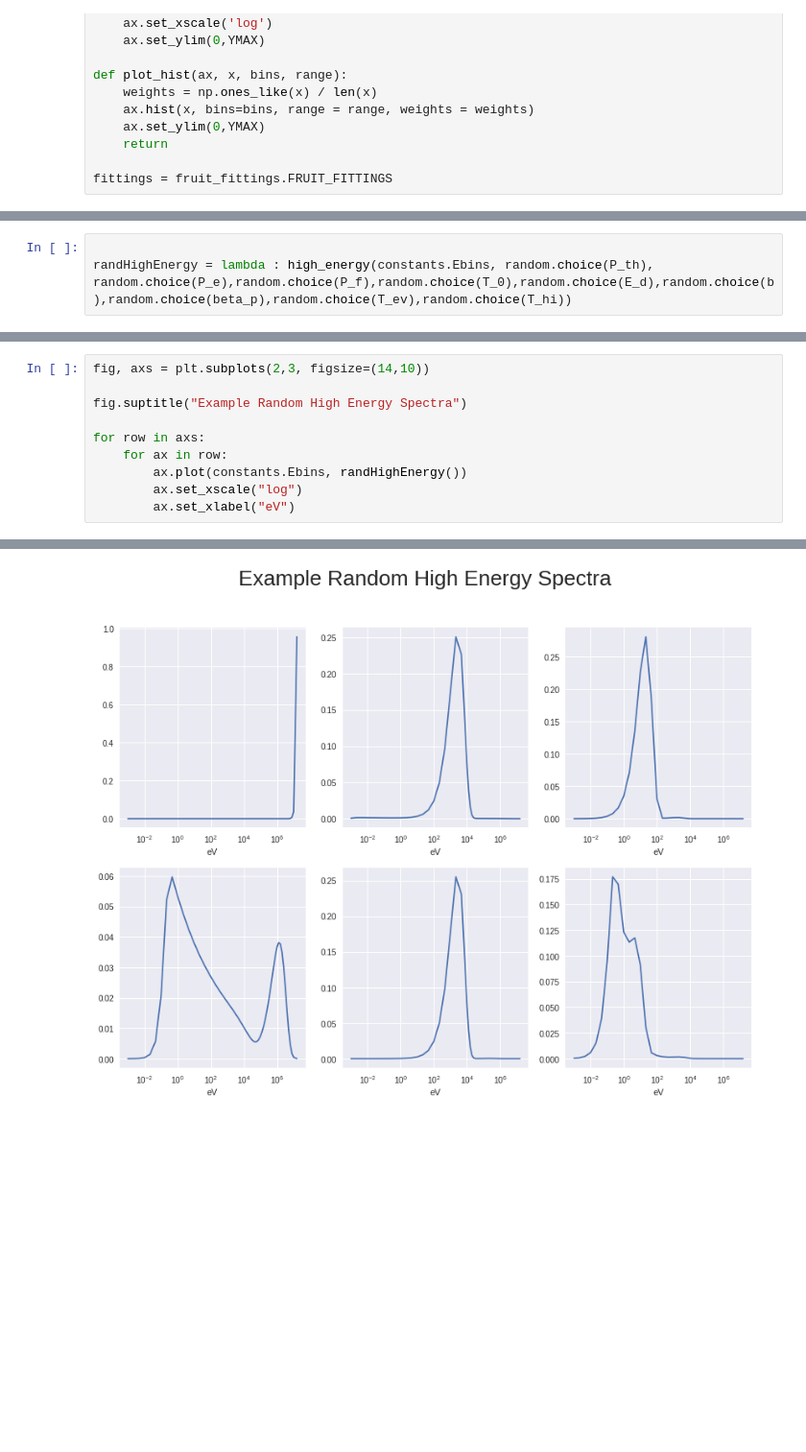
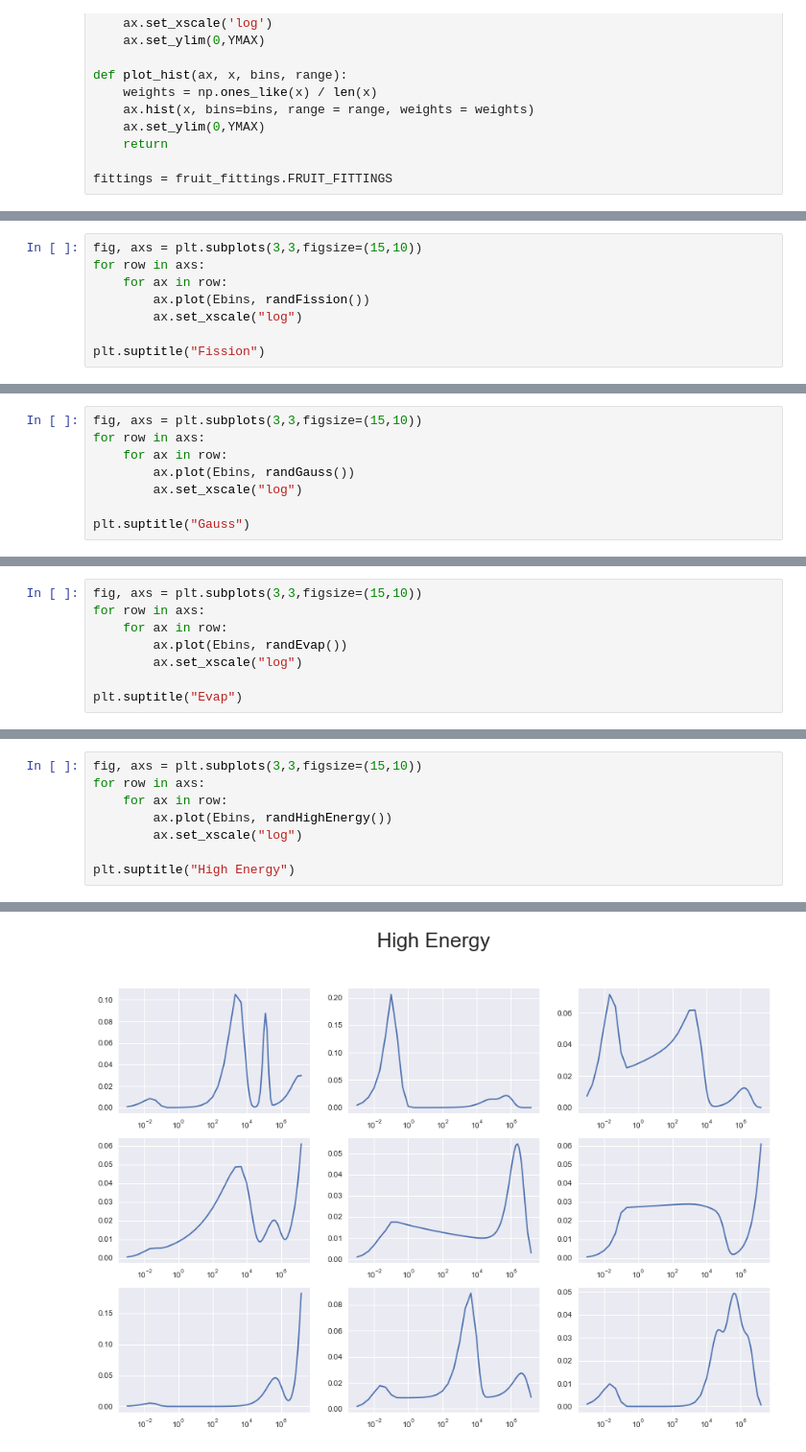
Before and after one commit to JamesMcGreivy/neutron-spectra-generation, a Jupyter notebook: FRUIT/FRUIT Algorithm Testing.ipynb, the cells around one changed output, grey strips where cells are left out. Shown at 96% size. Drawn from its saved outputs; the diff is of its cells as text; blank space fills up the shorter version.

```diff
--- a/FRUIT/FRUIT Algorithm Testing.ipynb
+++ b/FRUIT/FRUIT Algorithm Testing.ipynb
@@ -401,3 +277,8 @@ plt.xscale("log")
-# %%
-
-randHighEnergy = lambda : high_energy(constants.Ebins, random.choice(P_th), random.choice(P_e),random.choice(P_f),random.choice(T_0),random.choice(E_d),random.choice(b),random.choice(beta_p),random.choice(T_ev),random.choice(T_hi))
+# %%
+fig, axs = plt.subplots(3,3,figsize=(15,10))
+for row in axs:
+    for ax in row:
+        ax.plot(Ebins, randFission())
+        ax.set_xscale("log")
+
+plt.suptitle("Fission")
@@ -403,0 +288,8 @@ randHighEnergy = lambda : high_energy(constants.Ebins, random.choice(P_th), rand
+# %%
+fig, axs = plt.subplots(3,3,figsize=(15,10))
+for row in axs:
+    for ax in row:
+        ax.plot(Ebins, randGauss())
+        ax.set_xscale("log")
+
+plt.suptitle("Gauss")
@@ -403,0 +299,8 @@ randHighEnergy = lambda : high_energy(constants.Ebins, random.choice(P_th), rand
+# %%
+fig, axs = plt.subplots(3,3,figsize=(15,10))
+for row in axs:
+    for ax in row:
+        ax.plot(Ebins, randEvap())
+        ax.set_xscale("log")
+
+plt.suptitle("Evap")
@@ -404,11 +310,9 @@ randHighEnergy = lambda : high_energy(constants.Ebins, random.choice(P_th), rand
 # %%
-fig, axs = plt.subplots(2,3, figsize=(14,10))
-
-fig.suptitle("Example Random High Energy Spectra")
-
+fig, axs = plt.subplots(3,3,figsize=(15,10))
 for row in axs:
     for ax in row:
-        ax.plot(constants.Ebins, randHighEnergy())
+        ax.plot(Ebins, randHighEnergy())
         ax.set_xscale("log")
-        ax.set_xlabel("eV")
+
+plt.suptitle("High Energy")
 # %% [output]
@@ -415 +320 @@ for row in axs:
-[figure, old version]
+[figure, new version]
```
Also changed, not shown: parts of 29 cells of this notebook, 8 other files.
